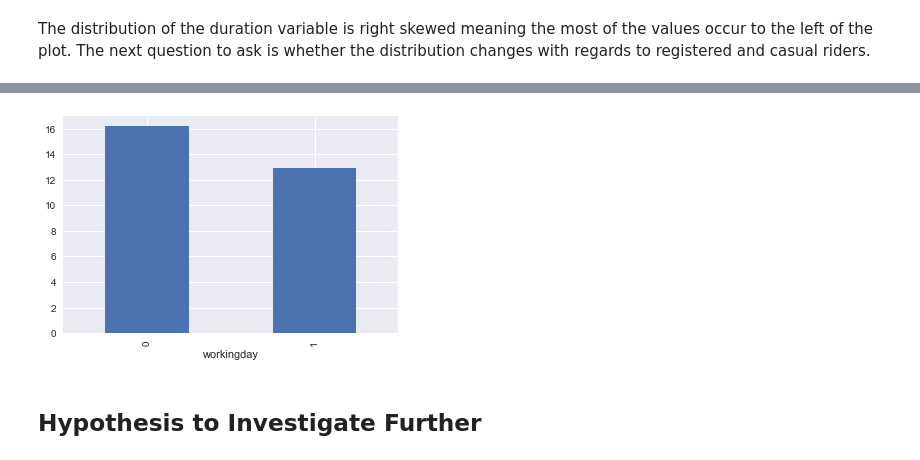
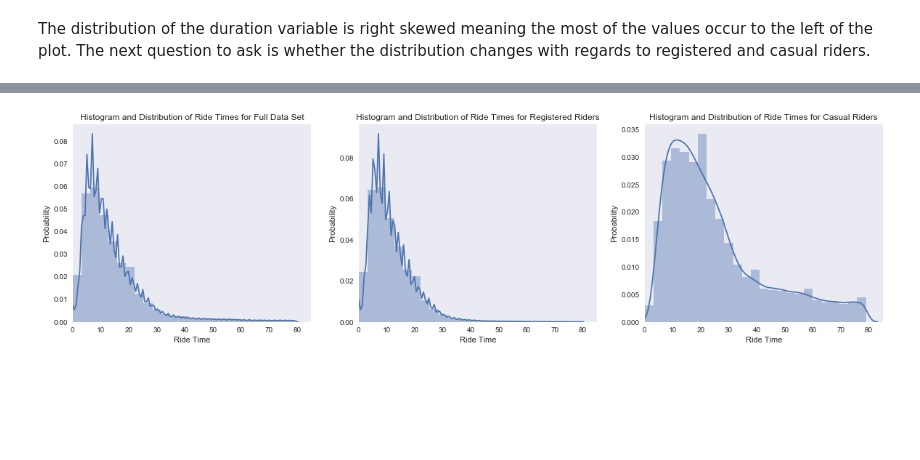
Before and after one commit to mcassi17/Capstone_Data_Investigation, a Jupyter notebook: Data_Investigation_Report.ipynb, the cells around one changed output, grey strips where cells are left out. Cells and saved outputs as stored; diff of their text form; code cells hidden in the pictures; blank space fills up the shorter version.

```diff
--- a/Data_Investigation_Report.ipynb
+++ b/Data_Investigation_Report.ipynb
@@ -187,8 +168,26 @@ plt.show()
-# %%
-workday_grouping = bikeshare.groupby('workingday')['time_diff'].mean()
-workday_grouping.plot.bar()
-plt.show()
-# %% [output]
-[figure, removed]
-# %% [markdown]
-## Hypothesis to Investigate Further
+# %%
+plt.figure(figsize=(20, 5))
+plt.subplot(1,3,1)
+sb.distplot(bikeshare['time_diff'], bins=25)
+plt.grid(False)
+plt.xlabel('Ride Time')
+plt.ylabel('Probability')
+plt.title('Histogram and Distribution of Ride Times for Full Data Set')
+plt.xlim([0,85])
+plt.subplot(1,3,2)
+sb.distplot(bikeshare_reg['time_diff'], bins=25)
+plt.grid(False)
+plt.xlabel('Ride Time')
+plt.ylabel('Probability')
+plt.title('Histogram and Distribution of Ride Times for Registered Riders')
+plt.xlim([0,85])
+plt.subplot(1,3,3)
+sb.distplot(bikeshare_cas['time_diff'], bins=25)
+plt.grid(False)
+plt.xlabel('Ride Time')
+plt.ylabel('Probability')
+plt.title('Histogram and Distribution of Ride Times for Casual Riders')
+plt.xlim([0,85])
+plt.show()
+# %% [output]
+[figure, added]
```
Also changed, not shown: parts of 48 cells of this notebook, 2 other files.
